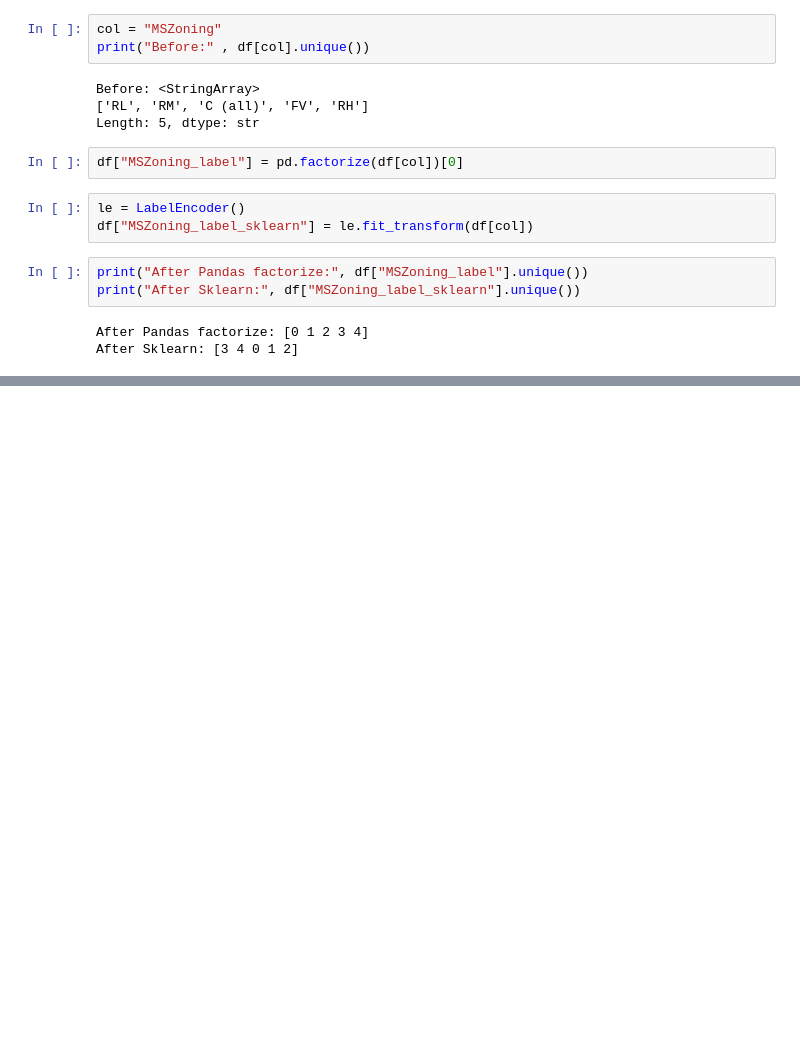
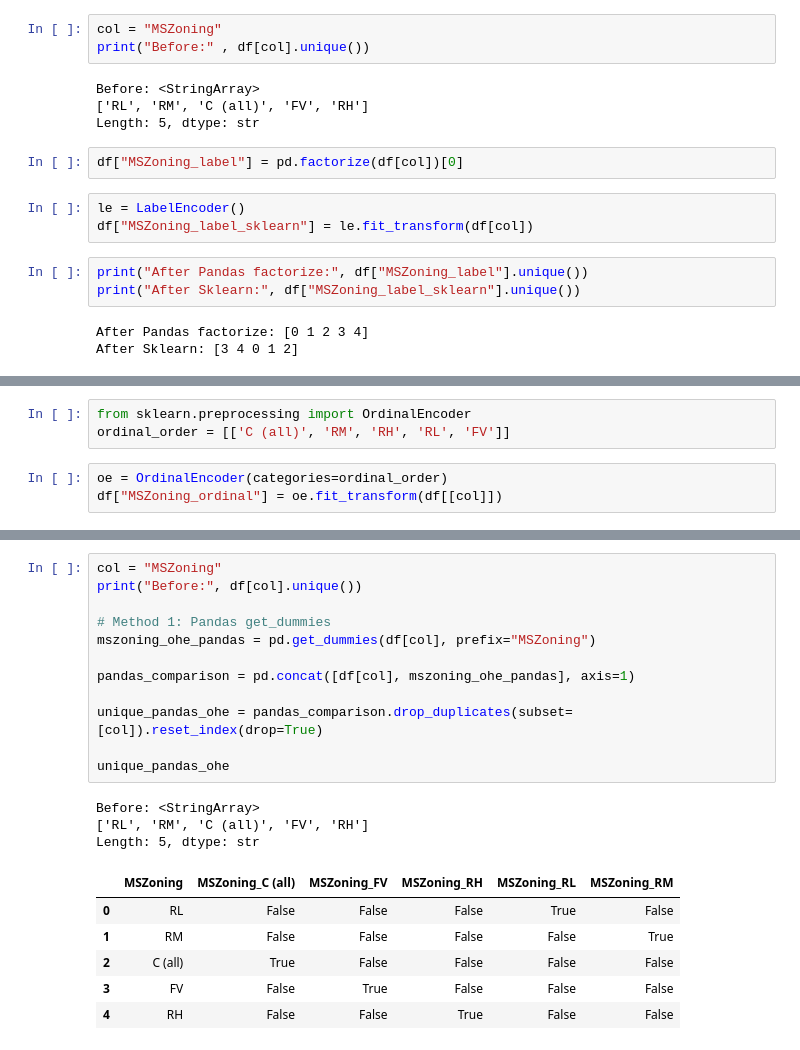
Before and after one commit to sahilsaeidkhan/just_Practice, a Jupyter notebook: house_prediction.ipynb, the cells around one changed output, grey strips where cells are left out. Saved outputs shown, nothing was run; the diff lists cells and outputs as text; blank space fills up the shorter version.

Commit message:
Implement ordinal and one-hot encoding for MSZoning feature to enhance data preprocessing

```diff
--- a/house_prediction.ipynb
+++ b/house_prediction.ipynb
@@ -1028,0 +1031,6 @@ After Sklearn: [3 4 0 1 2]
+# %%
+from sklearn.preprocessing import OrdinalEncoder
+ordinal_order = [['C (all)', 'RM', 'RH', 'RL', 'FV']]
+# %%
+oe = OrdinalEncoder(categories=ordinal_order)
+df["MSZoning_ordinal"] = oe.fit_transform(df[[col]])
@@ -1028,0 +1049,22 @@ After Sklearn: [3 4 0 1 2]
+# %%
+col = "MSZoning"
+print("Before:", df[col].unique())
+
+# Method 1: Pandas get_dummies
+mszoning_ohe_pandas = pd.get_dummies(df[col], prefix="MSZoning")
+
+pandas_comparison = pd.concat([df[col], mszoning_ohe_pandas], axis=1)
+
+unique_pandas_ohe = pandas_comparison.drop_duplicates(subset=[col]).reset_index(drop=True)
+
+unique_pandas_ohe
+# %% [output]
+Before: <StringArray>
+['RL', 'RM', 'C (all)', 'FV', 'RH']
+Length: 5, dtype: str
+|  | MSZoning | MSZoning_C (all) | MSZoning_FV | MSZoning_RH | MSZoning_RL | MSZoning_RM |
+| 0 | RL | False | False | False | True | False |
+| 1 | RM | False | False | False | False | True |
+| 2 | C (all) | True | False | False | False | False |
+| 3 | FV | False | True | False | False | False |
+| 4 | RH | False | False | True | False | False |
```
Also changed, not shown: parts of 3 cells of this notebook.
